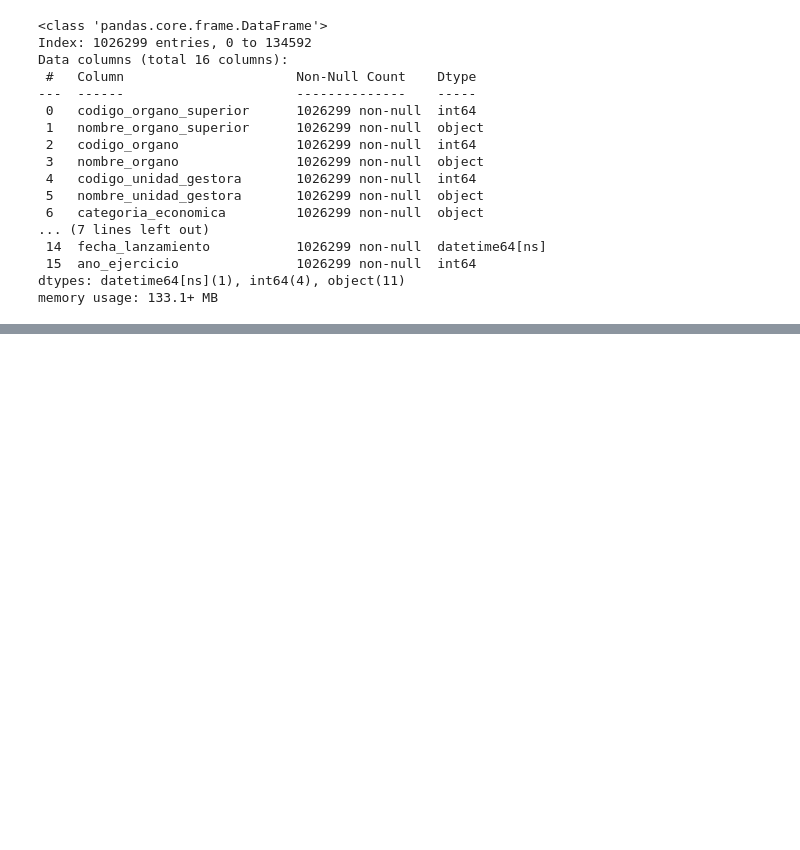
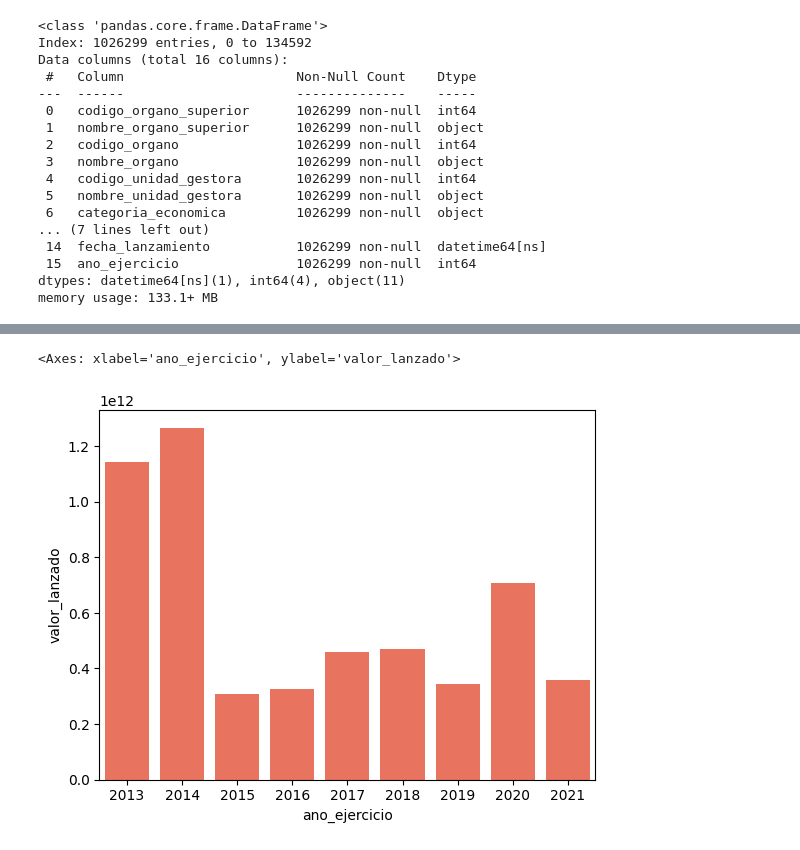
Before and after one commit to luisjimse/Proyecto2-Ingresos-Publicos-Brasil, a Jupyter notebook: ingresos_publicos_brasil.ipynb, the cells around one changed output, grey strips where cells are left out. Cells and saved outputs as stored; diff of their text form; code cells hidden in the pictures; blank space fills up the shorter version.

```diff
--- a/ingresos_publicos_brasil.ipynb
+++ b/ingresos_publicos_brasil.ipynb
@@ -300,0 +469,8 @@ df_final.head(5)
+# %%
+sns.barplot(x='ano_ejercicio',
+             y='valor_lanzado',
+             data=ano_lanzado,
+             color='tomato')
+# %% [output]
+<Axes: xlabel='ano_ejercicio', ylabel='valor_lanzado'>
+[figure, added]
```
Also changed, not shown: parts of 25 cells of this notebook, 1 other file.
